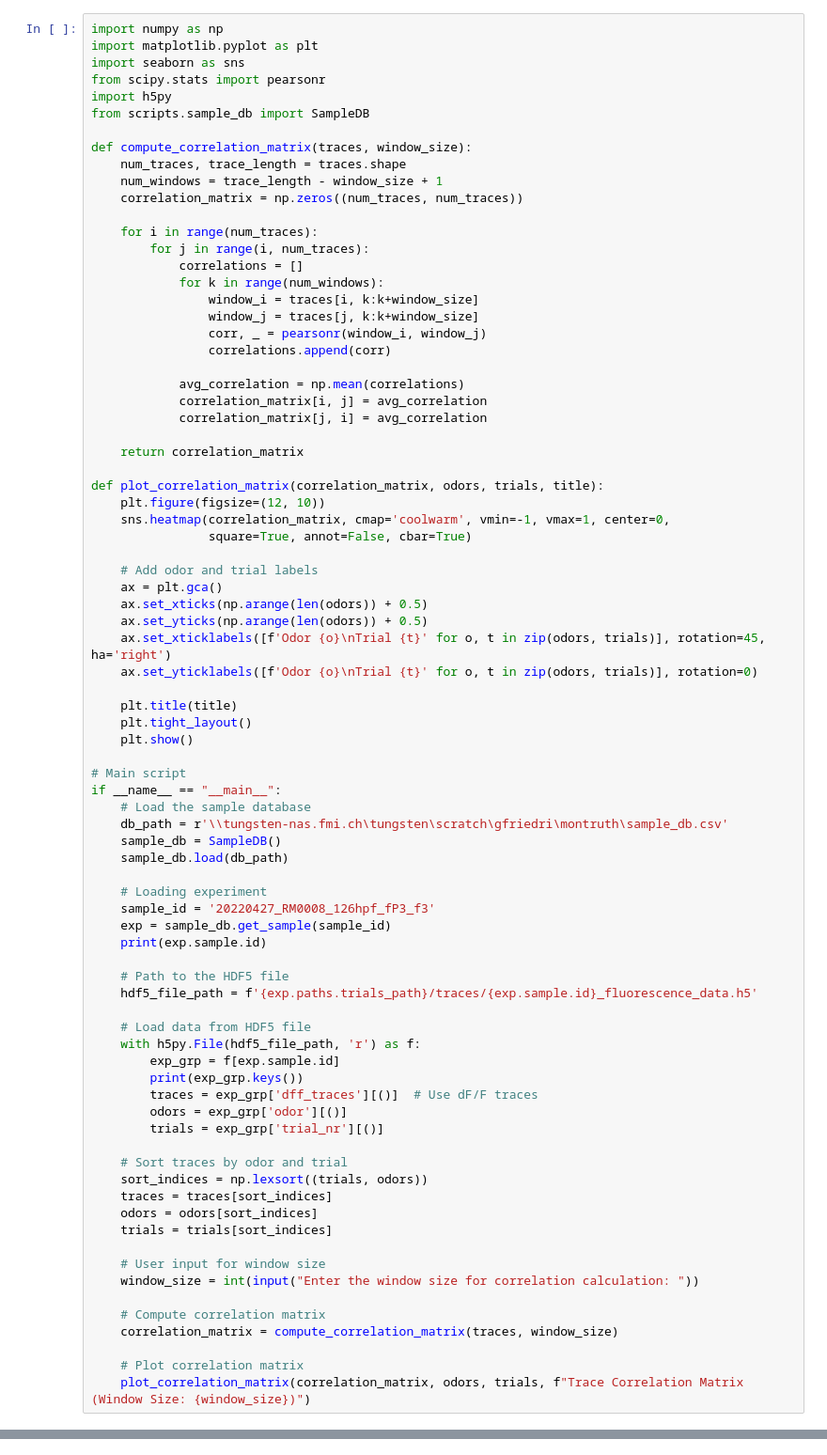
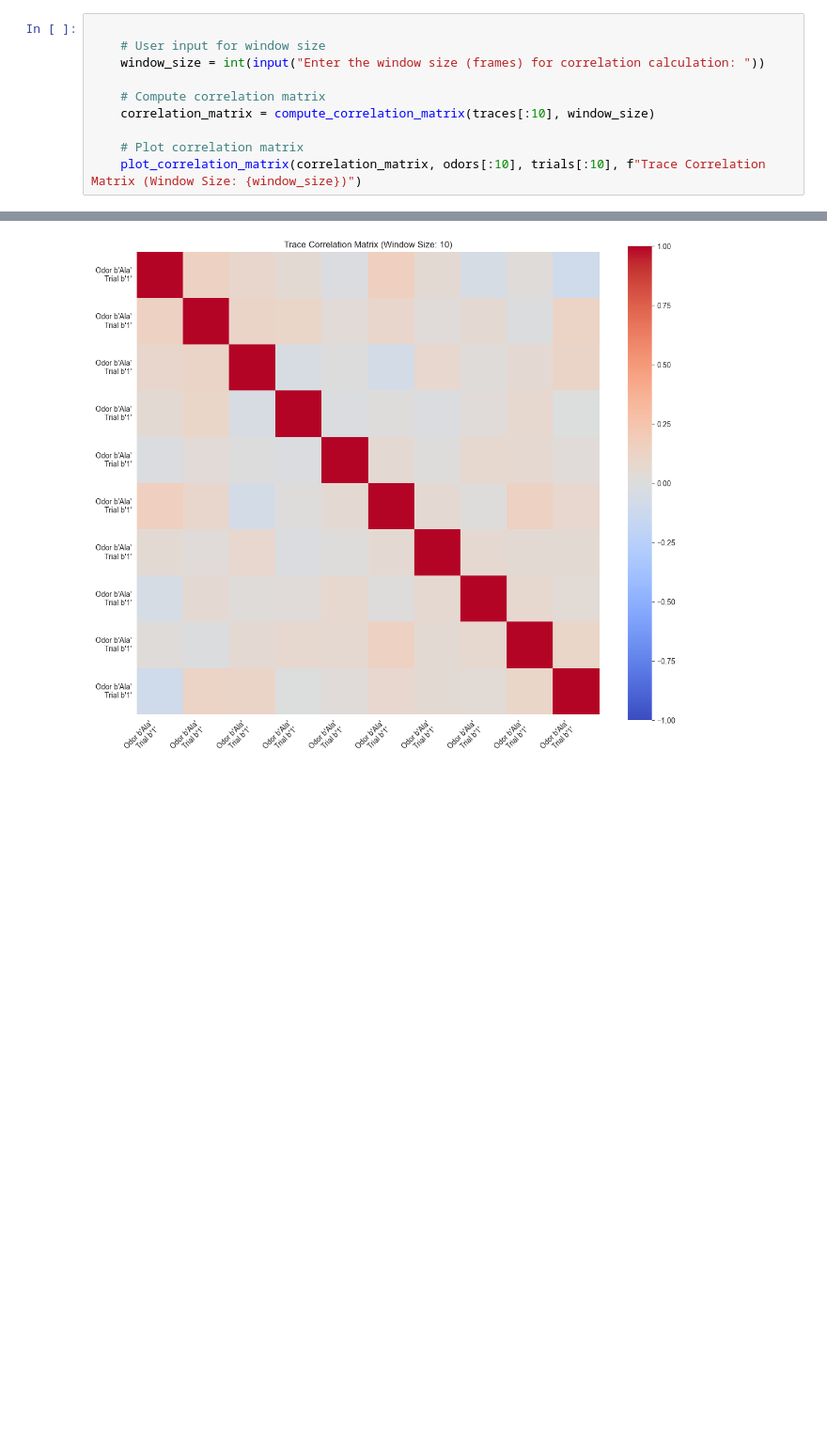
Before and after one commit to ruth3004/samplePy, a Jupyter notebook: notebooks/13_analyze_correlation_lm_traces.ipynb, the cells around one changed output, grey strips where cells are left out. Shown at 94% size. Drawn from its saved outputs; the diff is of its cells as text; blank space fills up the shorter version.

```diff
--- a/notebooks/13_analyze_correlation_lm_traces.ipynb
+++ b/notebooks/13_analyze_correlation_lm_traces.ipynb
@@ -1,82 +100,11 @@
 # %%
-import numpy as np
-import matplotlib.pyplot as plt
-import seaborn as sns
-from scipy.stats import pearsonr
-import h5py
-from scripts.sample_db import SampleDB
-
-def compute_correlation_matrix(traces, window_size):
-    num_traces, trace_length = traces.shape
-    num_windows = trace_length - window_size + 1
-    correlation_matrix = np.zeros((num_traces, num_traces))
-
-    for i in range(num_traces):
-        for j in range(i, num_traces):
-            correlations = []
-            for k in range(num_windows):
-                window_i = traces[i, k:k+window_size]
-                window_j = traces[j, k:k+window_size]
-                corr, _ = pearsonr(window_i, window_j)
-                correlations.append(corr)
-
-            avg_correlation = np.mean(correlations)
-            correlation_matrix[i, j] = avg_correlation
-            correlation_matrix[j, i] = avg_correlation
-
-    return correlation_matrix
-
-def plot_correlation_matrix(correlation_matrix, odors, trials, title):
-    plt.figure(figsize=(12, 10))
-    sns.heatmap(correlation_matrix, cmap='coolwarm', vmin=-1, vmax=1, center=0,
-                square=True, annot=False, cbar=True)
-
-    # Add odor and trial labels
-    ax = plt.gca()
-    ax.set_xticks(np.arange(len(odors)) + 0.5)
-    ax.set_yticks(np.arange(len(odors)) + 0.5)
-    ax.set_xticklabels([f'Odor {o}\nTrial {t}' for o, t in zip(odors, trials)], rotation=45, ha='right')
-    ax.set_yticklabels([f'Odor {o}\nTrial {t}' for o, t in zip(odors, trials)], rotation=0)
-
-    plt.title(title)
-    plt.tight_layout()
-    plt.show()
-
-# Main script
-if __name__ == "__main__":
-    # Load the sample database
-    db_path = r'\\tungsten-nas.fmi.ch\tungsten\scratch\gfriedri\montruth\sample_db.csv'
-    sample_db = SampleDB()
-    sample_db.load(db_path)
-
-    # Loading experiment
-    sample_id = '20220427_RM0008_126hpf_fP3_f3'
-    exp = sample_db.get_sample(sample_id)
-    print(exp.sample.id)
-
-    # Path to the HDF5 file
-    hdf5_file_path = f'{exp.paths.trials_path}/traces/{exp.sample.id}_fluorescence_data.h5'
-
-    # Load data from HDF5 file
-    with h5py.File(hdf5_file_path, 'r') as f:
-        exp_grp = f[exp.sample.id]
-        print(exp_grp.keys())
-        traces = exp_grp['dff_traces'][()]  # Use dF/F traces
-        odors = exp_grp['odor'][()]
-        trials = exp_grp['trial_nr'][()]
-
-    # Sort traces by odor and trial
-    sort_indices = np.lexsort((trials, odors))
-    traces = traces[sort_indices]
-    odors = odors[sort_indices]
-    trials = trials[sort_indices]
 
     # User input for window size
-    window_size = int(input("Enter the window size for correlation calculation: "))
+    window_size = int(input("Enter the window size (frames) for correlation calculation: "))
 
     # Compute correlation matrix
-    correlation_matrix = compute_correlation_matrix(traces, window_size)
+    correlation_matrix = compute_correlation_matrix(traces[:10], window_size)
 
     # Plot correlation matrix
-    plot_correlation_matrix(correlation_matrix, odors, trials, f"Trace Correlation Matrix (Window Size: {window_size})")
+    plot_correlation_matrix(correlation_matrix, odors[:10], trials[:10], f"Trace Correlation Matrix (Window Size: {window_size})")
 # %% [output]
@@ -84,0 +111 @@ if __name__ == "__main__":
+[figure, added]
```
Also changed, not shown: parts of 5 cells of this notebook, 11 other files.
